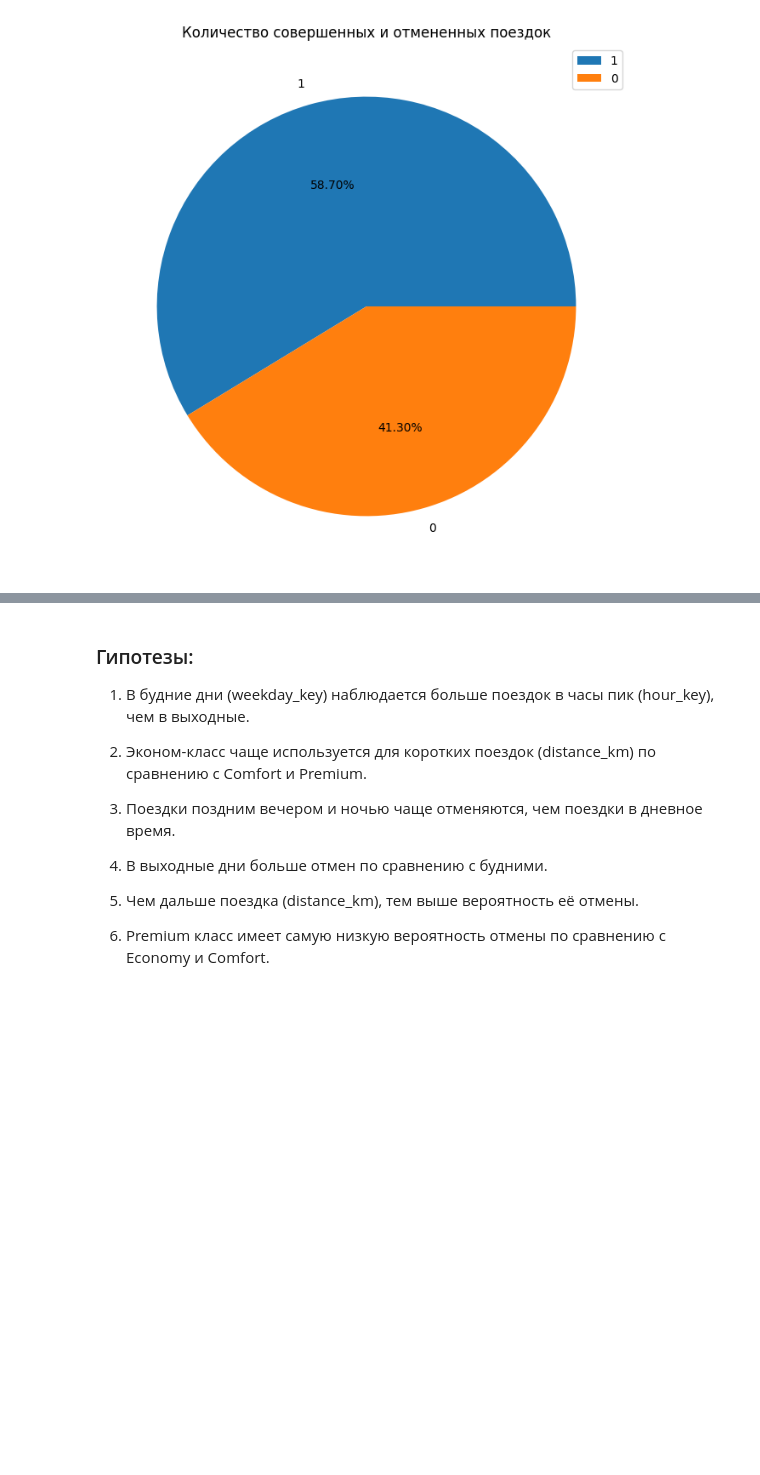
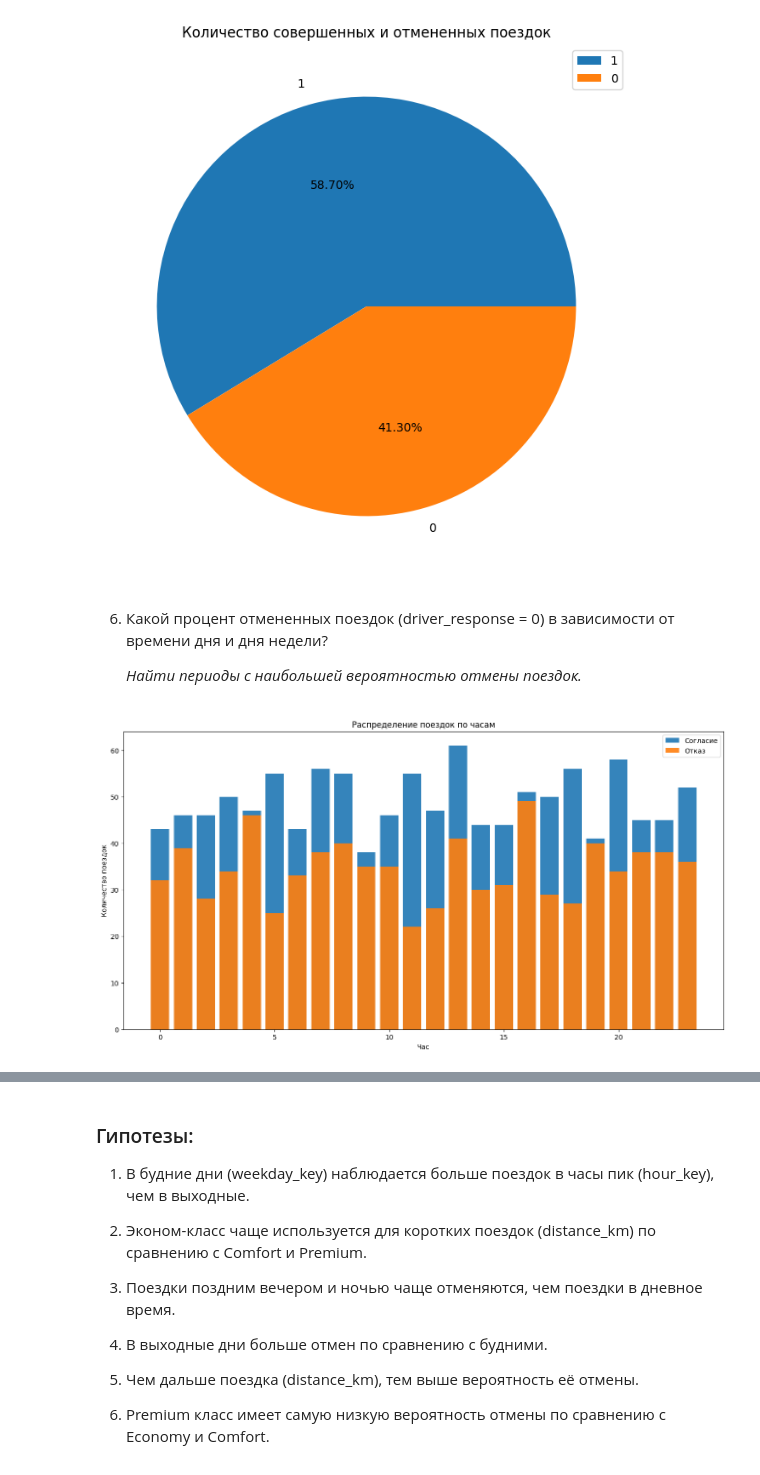
Before and after one commit to IrmA-ErroR/DS_Taxi_strategy, a Jupyter notebook: analysis.ipynb, the cells around one changed output, grey strips where cells are left out. Cells and saved outputs as stored; diff of their text form; code cells hidden in the pictures; blank space fills up the shorter version.

```diff
--- a/analysis.ipynb
+++ b/analysis.ipynb
@@ -400,3 +405,24 @@ driver_response
 1    1174
 Name: count, dtype: int64
 [figure]
+# %% [markdown]
+6. Какой процент отмененных поездок (driver_response = 0) в зависимости от времени дня и дня недели?
+
+   *Найти периоды с наибольшей вероятностью отмены поездок.*
+# %%
+plt.figure(figsize=(16, 8))
+
+# Фильтрация данных по часам
+trips_by_hour_refusal = data[data['driver_response'] == 0]['hour_key'].value_counts()
+trips_by_hour_agreement = data[data['driver_response'] == 1]['hour_key'].value_counts()
+
+plt.bar(trips_by_hour_agreement.index, trips_by_hour_agreement.values, alpha=0.9, label='Согласие')
+plt.bar(trips_by_hour_refusal.index, trips_by_hour_refusal.values, alpha=0.9, label='Отказ')
+
+plt.title('Распределение поездок по часам')
+plt.xlabel('Час')
+plt.ylabel('Количество поездок')
+plt.legend()
+plt.show()
+# %% [output]
+[figure, added]
```
Also changed, not shown: parts of 13 cells of this notebook.
